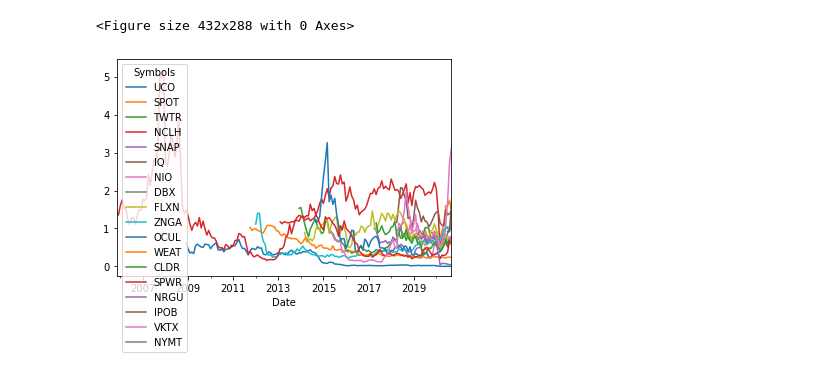
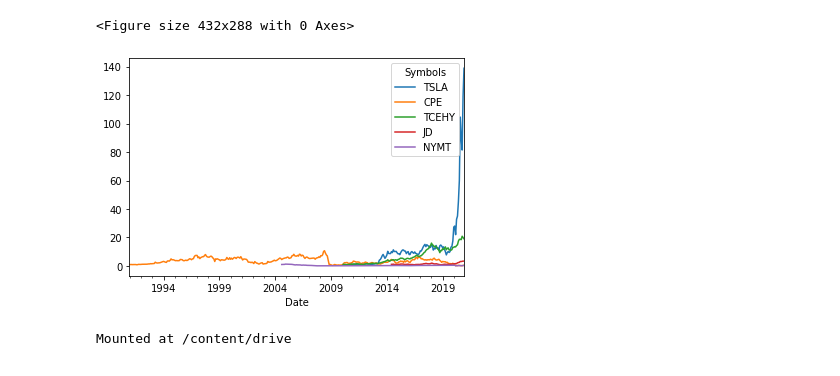
Before and after one commit to dcolinmorgan/prediction, a Jupyter notebook: finance_LSTM.ipynb, the cells around one changed output. Drawn from its saved outputs; the diff is of its cells as text; code cells hidden in the pictures.

```diff
--- a/finance_LSTM.ipynb
+++ b/finance_LSTM.ipynb
@@ -20,17 +23,21 @@ f = pdr.DataReader('ticker=RGDPUS', 'econdb')
 today=dt.datetime.today().strftime("%Y-%m-%d")
 thirtyya=str(int(str(today).split('-')[0])-30)+'-'+str(today).split('-')[1]+'-'+str(today).split('-')[2]
 # %%
-portfolio = ["UCO","NYMT", "SPOT", "TWTR", "NCLH","SNAP","IQ",'NIO','DBX','FLXN','ZNGA','OCUL','WEAT','CLDR',
-           'SPWR','NRGU','IPOB','VKTX']
+portfolio = ['TSLA','CPE','TCEHY','JD','NYMT']#"UCO","NYMT", "SPOT", "TWTR","NCLH",'SAVE',"SNAP",'PLTR',"IQ",'NIO','EUFN']#,'DBX','FLXN','ZNGA','OCUL','WEAT','CLDR','SPWR','NRGU','IPOB','VKTX']
 multpl_stocks = pdr.get_data_yahoo(portfolio,
 start = thirtyya,
 end = today)
 multpl_stock_daily_returns = multpl_stocks['Adj Close'].pct_change()
 multpl_stock_monthly_returns = multpl_stocks['Adj Close'].resample('M').ffill().pct_change()
 fig = plt.figure()
 (multpl_stock_monthly_returns + 1).cumprod().plot()
 plt.show()
 # %% [output]
 <Figure size 432x288 with 0 Axes>
-[figure, old version]
+[figure, new version]
+# %%
+from google.colab import drive
+drive.mount('/content/drive')
+# %% [output]
+Mounted at /content/drive
 # %%
```
Also changed, not shown: parts of 61 cells of this notebook.
